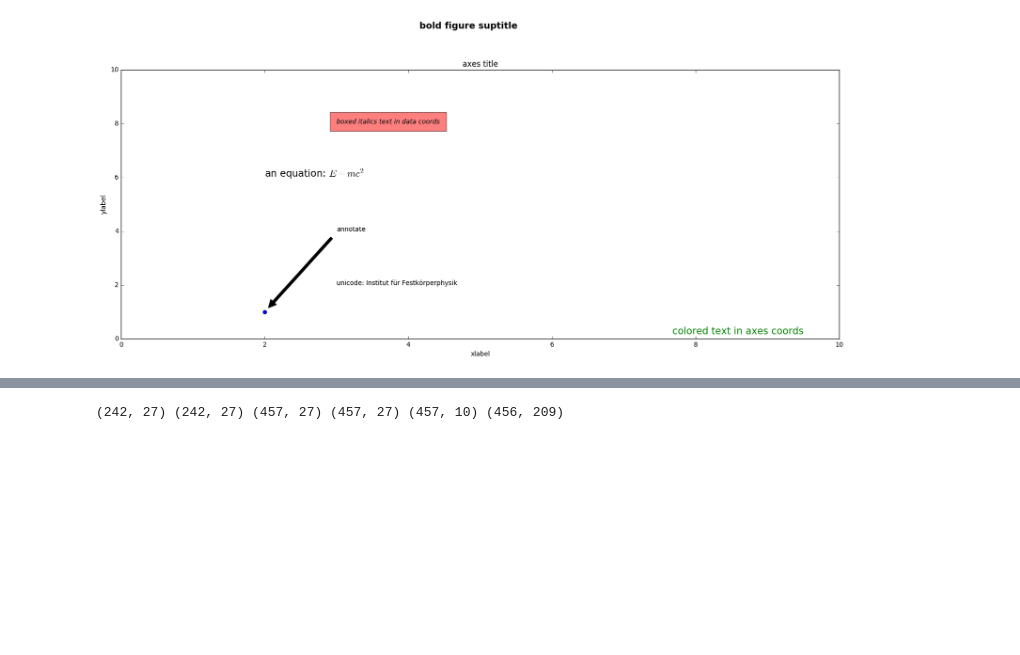
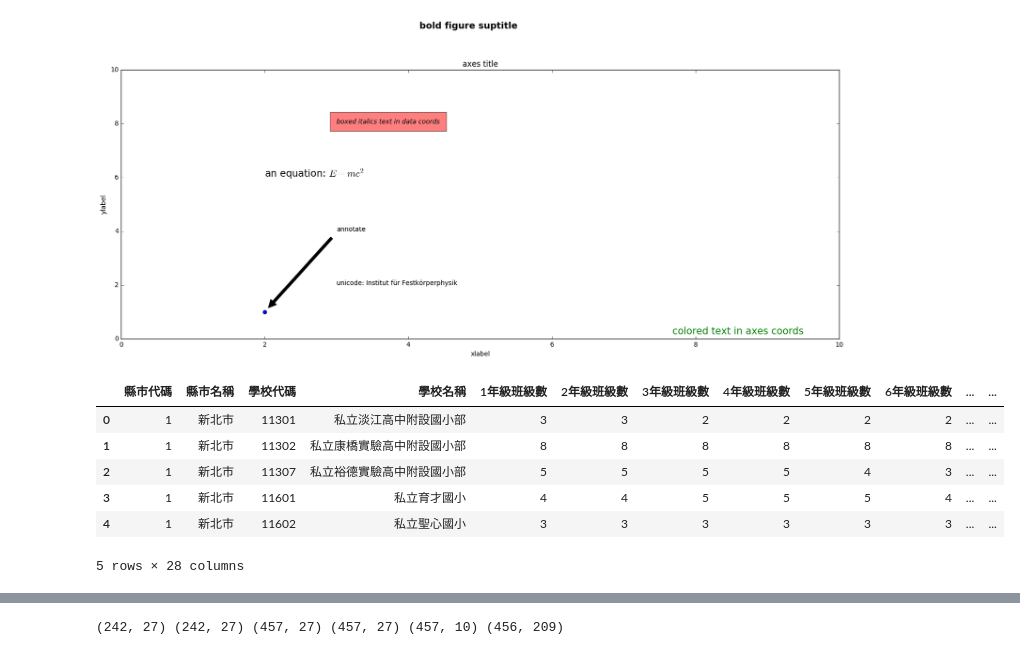
Before and after one commit to Bojne/XC-Hackathon, a Jupyter notebook: Elementary school.ipynb, the cells around one changed output, grey strips where cells are left out. Saved outputs shown, nothing was run; the diff lists cells and outputs as text; code cells hidden in the pictures; blank space fills up the shorter version.

```diff
--- a/Elementary school.ipynb
+++ b/Elementary school.ipynb
@@ -95,3 +92,13 @@ ax.axis([0, 10, 0, 10])
 # %% [output]
 [0, 10, 0, 10]
 [figure]
+# %%
+ss.head()
+# %% [output]
+|  | 縣市代碼 | 縣市名稱 | 學校代碼 | 學校名稱 | 1年級班級數 | 2年級班級數 | 3年級班級數 | 4年級班級數 | 5年級班級數 | 6年級班級數 | ... | ... |
+| 0 | 1 | 新北市 | 11301 | 私立淡江高中附設國小部 | 3 | 3 | 2 | 2 | 2 | 2 | ... | ... |
+| 1 | 1 | 新北市 | 11302 | 私立康橋實驗高中附設國小部 | 8 | 8 | 8 | 8 | 8 | 8 | ... | ... |
+| 2 | 1 | 新北市 | 11307 | 私立裕德實驗高中附設國小部 | 5 | 5 | 5 | 5 | 4 | 3 | ... | ... |
+| 3 | 1 | 新北市 | 11601 | 私立育才國小 | 4 | 4 | 5 | 5 | 5 | 4 | ... | ... |
+| 4 | 1 | 新北市 | 11602 | 私立聖心國小 | 3 | 3 | 3 | 3 | 3 | 3 | ... | ... |
+5 rows × 28 columns
```
Also changed, not shown: parts of 5 cells of this notebook.
